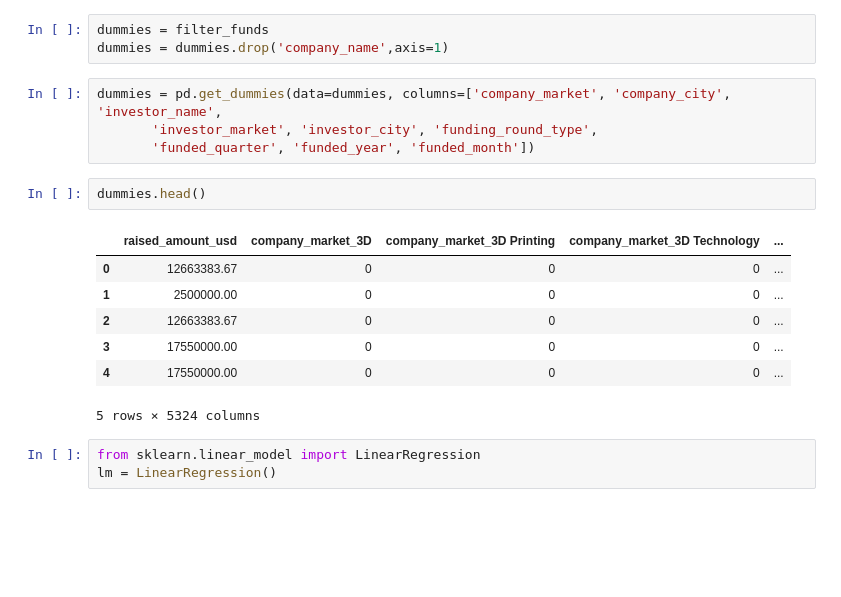
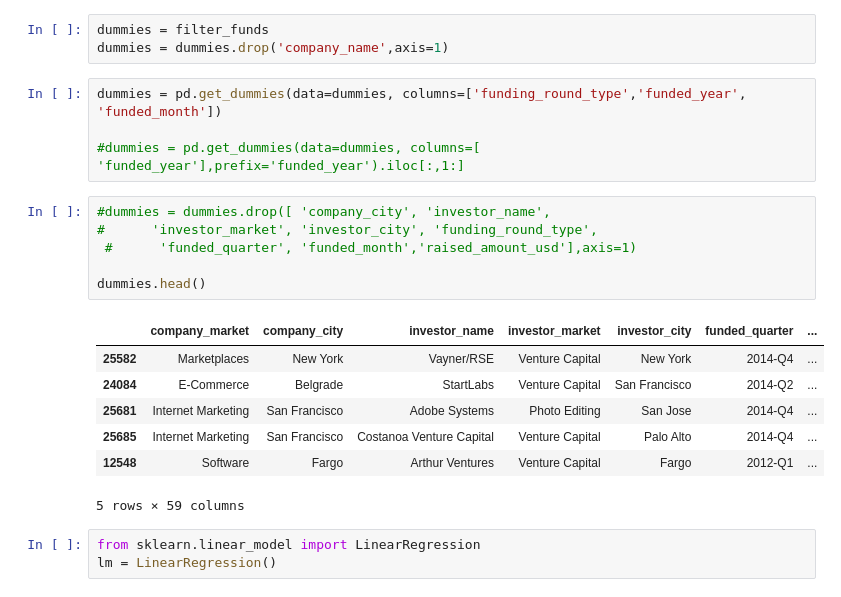
Before and after one commit to warriorgithub/datascience, a Jupyter notebook: projects/capstone/1/StartUpAnalysisModeling.ipynb, the cells around one changed output. Drawn from its saved outputs; the diff is of its cells as text; blank space fills up the shorter version.

```diff
--- a/projects/capstone/1/StartUpAnalysisModeling.ipynb
+++ b/projects/capstone/1/StartUpAnalysisModeling.ipynb
@@ -118,20 +120,24 @@ memory usage: 2.4+ MB
 # %%
 dummies = filter_funds
 dummies = dummies.drop('company_name',axis=1)
+# %%
+dummies = pd.get_dummies(data=dummies, columns=['funding_round_type','funded_year', 'funded_month'])
+
+#dummies = pd.get_dummies(data=dummies, columns=[ 'funded_year'],prefix='funded_year').iloc[:,1:]
 # %%
-dummies = pd.get_dummies(data=dummies, columns=['company_market', 'company_city', 'investor_name',
-       'investor_market', 'investor_city', 'funding_round_type',
-       'funded_quarter', 'funded_year', 'funded_month'])
+#dummies = dummies.drop([ 'company_city', 'investor_name',
+#      'investor_market', 'investor_city', 'funding_round_type',
+ #      'funded_quarter', 'funded_month','raised_amount_usd'],axis=1)
+
+dummies.head()
+# %% [output]
+|  | company_market | company_city | investor_name | investor_market | investor_city | funded_quarter | ... |
+| 25582 | Marketplaces | New York | Vayner/RSE | Venture Capital | New York | 2014-Q4 | ... |
+| 24084 | E-Commerce | Belgrade | StartLabs | Venture Capital | San Francisco | 2014-Q2 | ... |
+| 25681 | Internet Marketing | San Francisco | Adobe Systems | Photo Editing | San Jose | 2014-Q4 | ... |
+| 25685 | Internet Marketing | San Francisco | Costanoa Venture Capital | Venture Capital | Palo Alto | 2014-Q4 | ... |
+| 12548 | Software | Fargo | Arthur Ventures | Venture Capital | Fargo | 2012-Q1 | ... |
+5 rows × 59 columns
-# %%
-dummies.head()
-# %% [output]
-|  | raised_amount_usd | company_market_3D | company_market_3D Printing | company_market_3D Technology | ... |
-| 0 | 12663383.67 | 0 | 0 | 0 | ... |
-| 1 | 2500000.00 | 0 | 0 | 0 | ... |
-| 2 | 12663383.67 | 0 | 0 | 0 | ... |
-| 3 | 17550000.00 | 0 | 0 | 0 | ... |
-| 4 | 17550000.00 | 0 | 0 | 0 | ... |
-5 rows × 5324 columns
 # %%
 from sklearn.linear_model import LinearRegression
 lm = LinearRegression()
```
Also changed, not shown: parts of 22 cells of this notebook.
